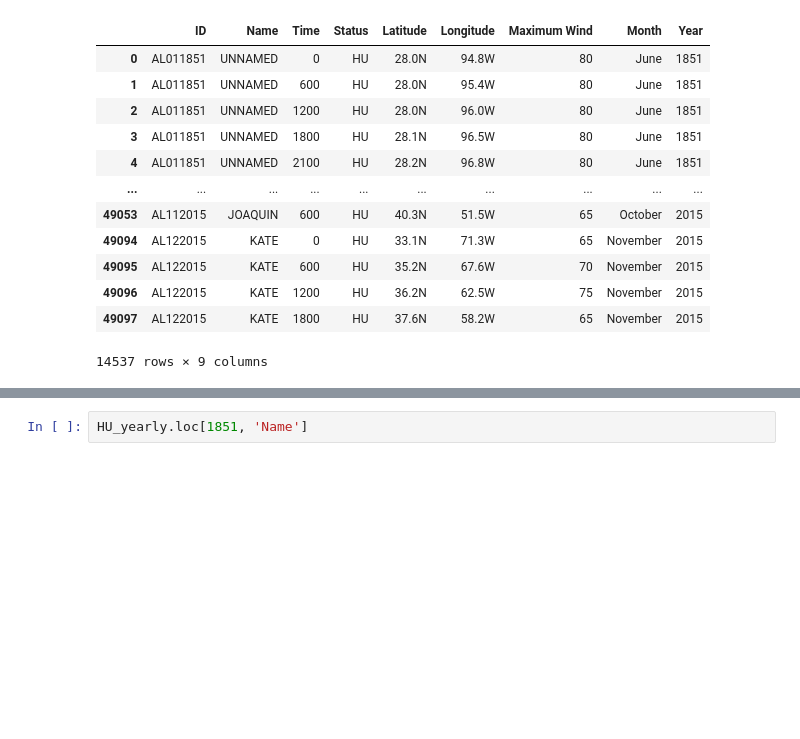
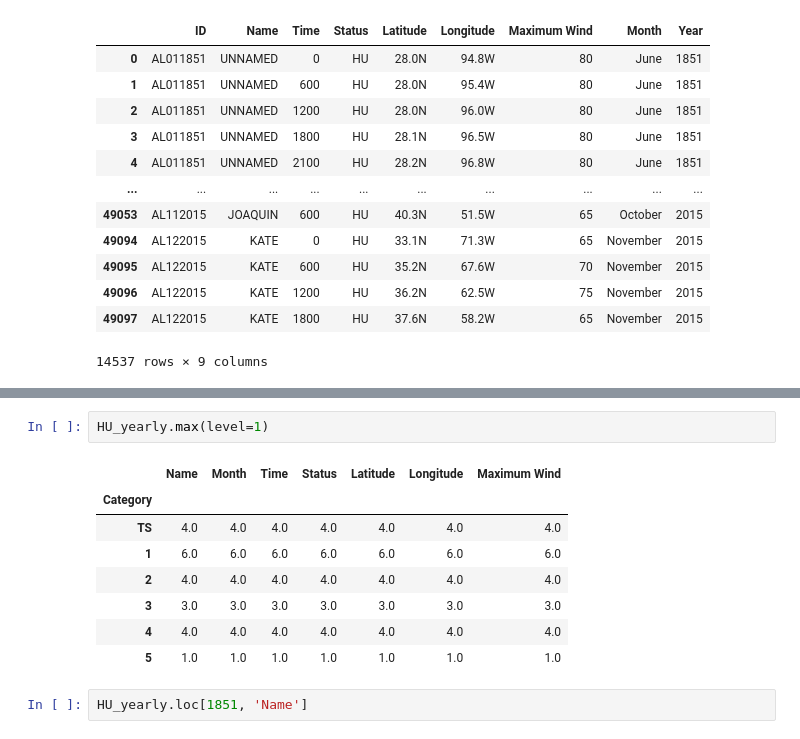
Before and after one commit to henryle-n/Hurricane-History-Analysis, a Jupyter notebook: HLe_Work.ipynb, the cells around one changed output, grey strips where cells are left out. Cells and saved outputs as stored; diff of their text form; blank space fills up the shorter version.

```diff
--- a/HLe_Work.ipynb
+++ b/HLe_Work.ipynb
@@ -85,3 +97,14 @@ HU_yearly = HU_yearly.replace(np.NaN, 0)
+# %%
+HU_yearly.max(level=1)
+# %% [output]
+|  | Name | Month | Time | Status | Latitude | Longitude | Maximum Wind |
+| Category |  |  |  |  |  |  |  |
+| TS | 4.0 | 4.0 | 4.0 | 4.0 | 4.0 | 4.0 | 4.0 |
+| 1 | 6.0 | 6.0 | 6.0 | 6.0 | 6.0 | 6.0 | 6.0 |
+| 2 | 4.0 | 4.0 | 4.0 | 4.0 | 4.0 | 4.0 | 4.0 |
+| 3 | 3.0 | 3.0 | 3.0 | 3.0 | 3.0 | 3.0 | 3.0 |
+| 4 | 4.0 | 4.0 | 4.0 | 4.0 | 4.0 | 4.0 | 4.0 |
+| 5 | 1.0 | 1.0 | 1.0 | 1.0 | 1.0 | 1.0 | 1.0 |
 # %%
 HU_yearly.loc[1851, 'Name']
 # %% [output]
```
Also changed, not shown: parts of 10 cells of this notebook, 2 other files.
